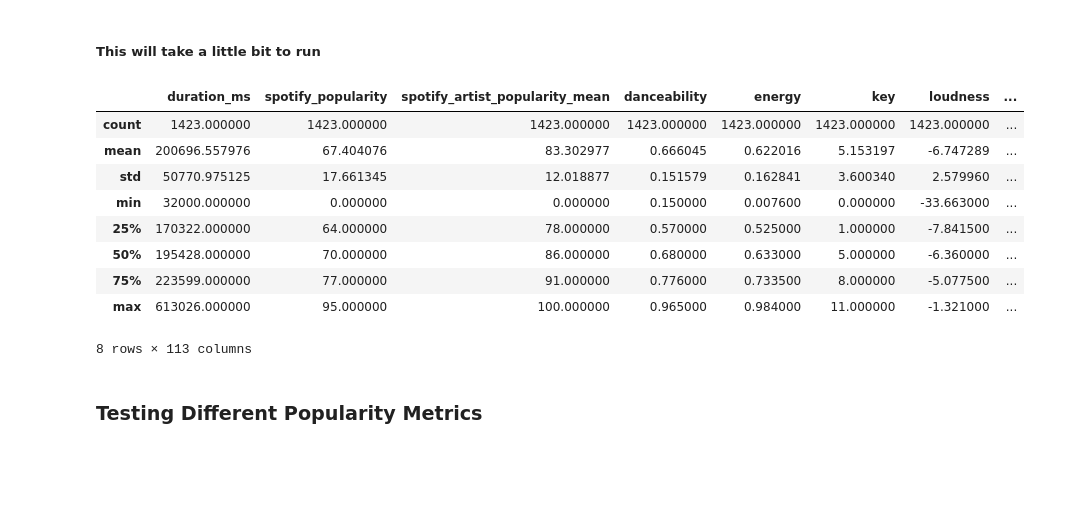
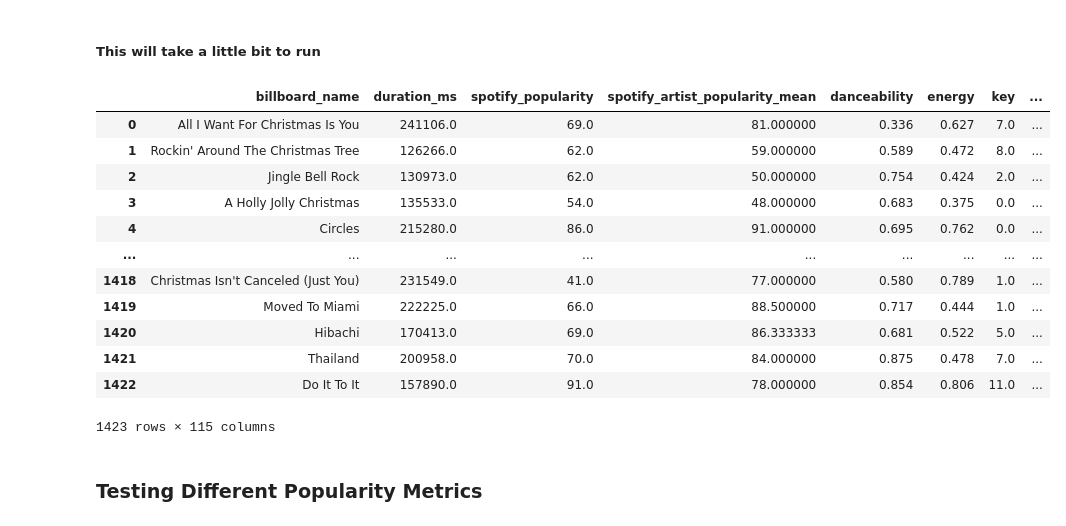
Before and after one commit to Santius0/comp-6940-project, a Jupyter notebook: notebooks/eda.ipynb, the cells around one changed output. Drawn from its saved outputs; the diff is of its cells as text; code cells hidden in the pictures; blank space fills up the shorter version.

```diff
--- a/notebooks/eda.ipynb
+++ b/notebooks/eda.ipynb
@@ -164,18 +164,21 @@ aa.reset_index(inplace=True)
 songs_df = pd.concat([songs_df, aa], axis=1)
 songs_df.drop(labels='index', axis=1, inplace=True)
 # %%
-songs_df.describe()
+songs_df
 # %% [output]
-|  | duration_ms | spotify_popularity | spotify_artist_popularity_mean | danceability | energy | key | loudness | ... |
-| count | 1423.000000 | 1423.000000 | 1423.000000 | 1423.000000 | 1423.000000 | 1423.000000 | 1423.000000 | ... |
-| mean | 200696.557976 | 67.404076 | 83.302977 | 0.666045 | 0.622016 | 5.153197 | -6.747289 | ... |
-| std | 50770.975125 | 17.661345 | 12.018877 | 0.151579 | 0.162841 | 3.600340 | 2.579960 | ... |
-| min | 32000.000000 | 0.000000 | 0.000000 | 0.150000 | 0.007600 | 0.000000 | -33.663000 | ... |
-| 25% | 170322.000000 | 64.000000 | 78.000000 | 0.570000 | 0.525000 | 1.000000 | -7.841500 | ... |
-| 50% | 195428.000000 | 70.000000 | 86.000000 | 0.680000 | 0.633000 | 5.000000 | -6.360000 | ... |
-| 75% | 223599.000000 | 77.000000 | 91.000000 | 0.776000 | 0.733500 | 8.000000 | -5.077500 | ... |
-| max | 613026.000000 | 95.000000 | 100.000000 | 0.965000 | 0.984000 | 11.000000 | -1.321000 | ... |
+|  | billboard_name | duration_ms | spotify_popularity | spotify_artist_popularity_mean | danceability | energy | key | ... |
+| 0 | All I Want For Christmas Is You | 241106.0 | 69.0 | 81.000000 | 0.336 | 0.627 | 7.0 | ... |
+| 1 | Rockin' Around The Christmas Tree | 126266.0 | 62.0 | 59.000000 | 0.589 | 0.472 | 8.0 | ... |
+| 2 | Jingle Bell Rock | 130973.0 | 62.0 | 50.000000 | 0.754 | 0.424 | 2.0 | ... |
+| 3 | A Holly Jolly Christmas | 135533.0 | 54.0 | 48.000000 | 0.683 | 0.375 | 0.0 | ... |
+| 4 | Circles | 215280.0 | 86.0 | 91.000000 | 0.695 | 0.762 | 0.0 | ... |
+| ... | ... | ... | ... | ... | ... | ... | ... | ... |
+| 1418 | Christmas Isn't Canceled (Just You) | 231549.0 | 41.0 | 77.000000 | 0.580 | 0.789 | 1.0 | ... |
+| 1419 | Moved To Miami | 222225.0 | 66.0 | 88.500000 | 0.717 | 0.444 | 1.0 | ... |
+| 1420 | Hibachi | 170413.0 | 69.0 | 86.333333 | 0.681 | 0.522 | 5.0 | ... |
+| 1421 | Thailand | 200958.0 | 70.0 | 84.000000 | 0.875 | 0.478 | 7.0 | ... |
+| 1422 | Do It To It | 157890.0 | 91.0 | 78.000000 | 0.854 | 0.806 | 11.0 | ... |
-8 rows × 113 columns
+1423 rows × 115 columns
 # %% [markdown]
 ### Testing Different Popularity Metrics
 # %%
```
Also changed, not shown: parts of 12 cells of this notebook.
